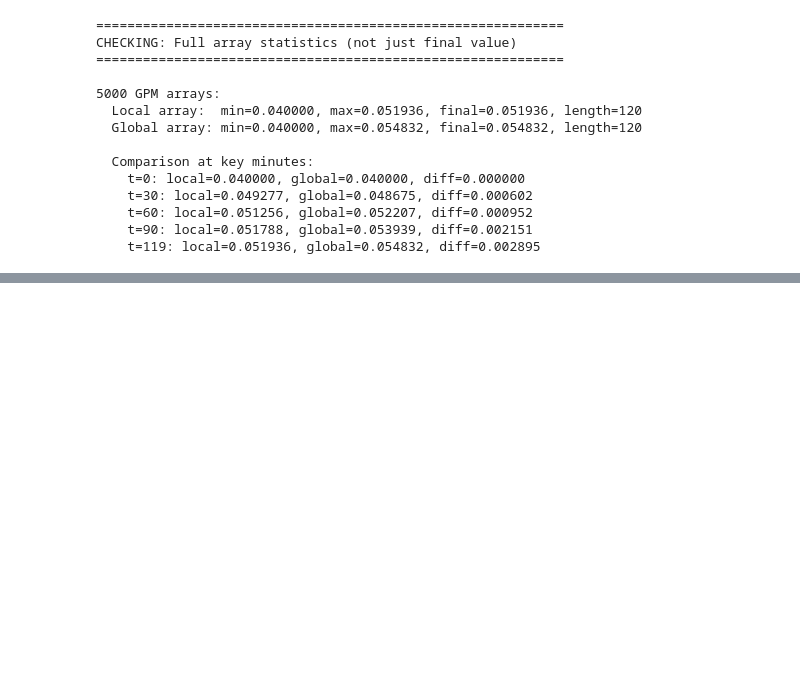
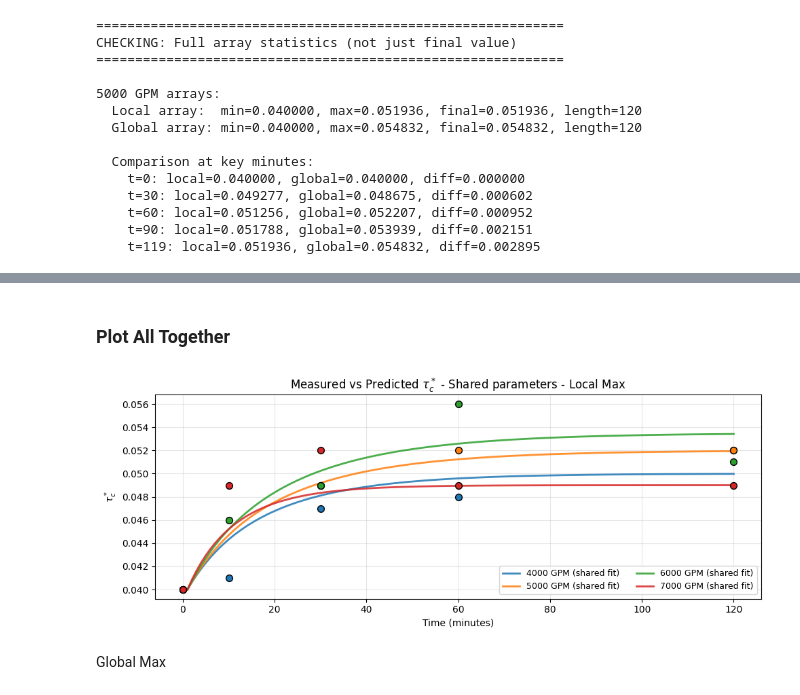
Before and after one commit to nicole-hucke/shear_stress_paper, a Jupyter notebook: antecedent_conditions/flume_data/testing_masteller_to_flume/masteller_model.ipynb, the cells around one changed output, grey strips where cells are left out. Drawn from its saved outputs; the diff is of its cells as text; code cells hidden in the pictures; blank space fills up the shorter version.

Commit message:
testing masteller equation to flume experiments
one set of parameters for everything!

```diff
--- a/antecedent_conditions/flume_data/testing_masteller_to_flume/masteller_model.ipynb
+++ b/antecedent_conditions/flume_data/testing_masteller_to_flume/masteller_model.ipynb
@@ -1187,0 +1417,68 @@ CHECKING: Full array statistics (not just final value)
+# %%
+# run model for each flow using shared best params
+best_fit_shared = run_best_fit_all_flows(
+    tau_star=tau_star,
+    tauc_measurements=tauc_measurements,
+    flows=flows,
+    best_params=best_all,
+    dt=1,
+    gamma=2.5,
+    bounds_mode="local",
+)
+# export predicted tauc time series
+predicted_tauc_df = pd.DataFrame({
+    'Time': tau_c_pred_series.index,
+    'Predicted_tauc': tau_c_pred_series.values
+})
+predicted_tauc_df.to_csv('results/predicted/all_local_predicted_tauc.csv', index=False)
+# %% [markdown]
+### Plot All Together
+# %%
+flows = ["4000", "5000", "6000", "7000"]
+colors = dict(zip(flows, plt.cm.tab10.colors[:4]))
+
+# use shared-parameter predictions
+pred_by_flow = best_fit_shared
+
+fig, ax = plt.subplots(figsize=(10, 4))
+
+for flow in flows:
+    if flow not in pred_by_flow or pred_by_flow[flow] is None:
+        continue
+
+    tau_series = tau_star[flow]
+    pred_full = np.asarray(pred_by_flow[flow], dtype=float)
+
+    c = colors[flow]
+    ax.plot(
+        tau_series.index,
+        pred_full,
+        color=c,
+        linewidth=2,
+        alpha=0.85,
+        label=f"{flow} GPM (shared fit)"
+    )
+
+    obs = tauc_measurements[flow].to_numpy(dtype=float)
+    obs_time = tauc_measurements.index.to_numpy()
+    valid_obs_mask = ~np.isnan(obs)
+    ax.scatter(
+        obs_time[valid_obs_mask],
+        obs[valid_obs_mask],
+        color=c,
+        s=50,
+        edgecolors="black",
+        zorder=3
+    )
+
+ax.set_xlabel("Time (minutes)")
+ax.set_ylabel(r"$\tau_c^*$")
+ax.set_title(r"Measured vs Predicted $\tau_c^*$ - Shared parameters - Local Max")
+ax.grid(True, alpha=0.3)
+ax.legend(ncol=2, fontsize=9, loc="lower right")
+plt.tight_layout()
+plt.show()
+# %% [output]
+[figure, added]
+# %% [markdown]
+Global Max
```
Also changed, not shown: parts of 8 cells of this notebook, 6 other files.
